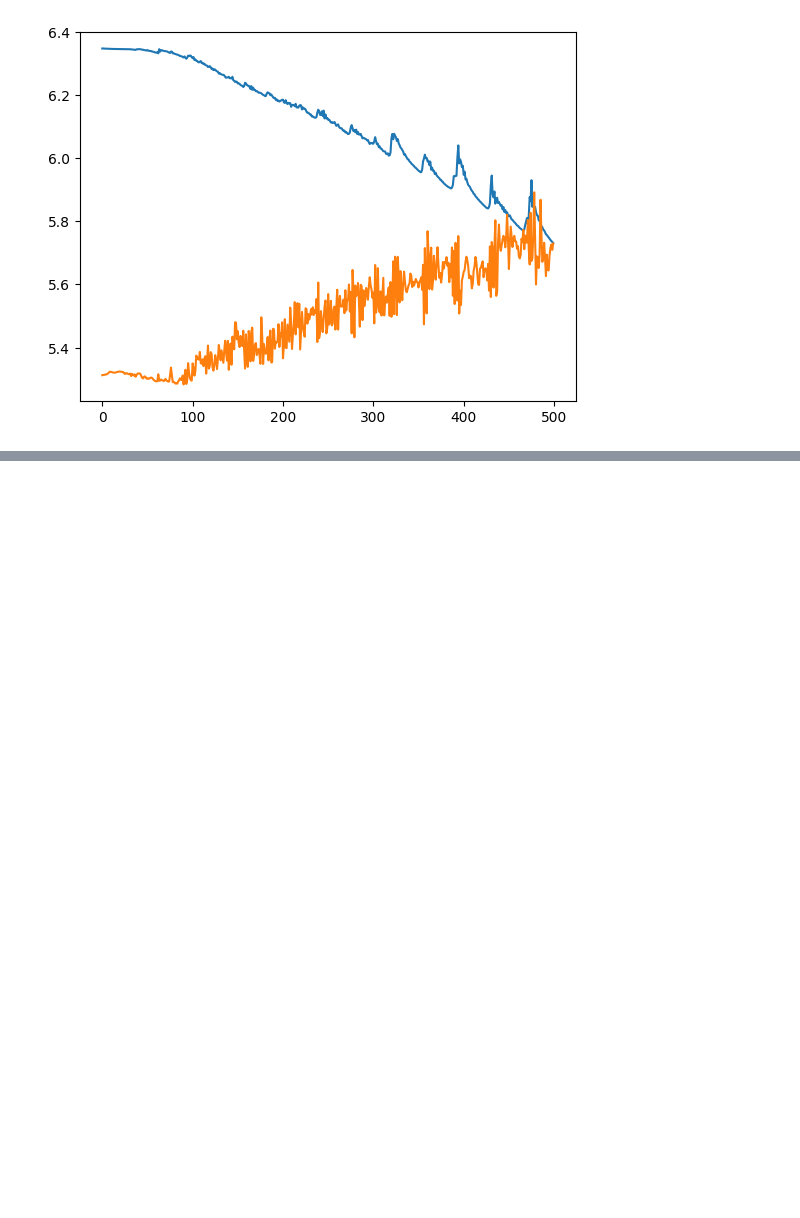
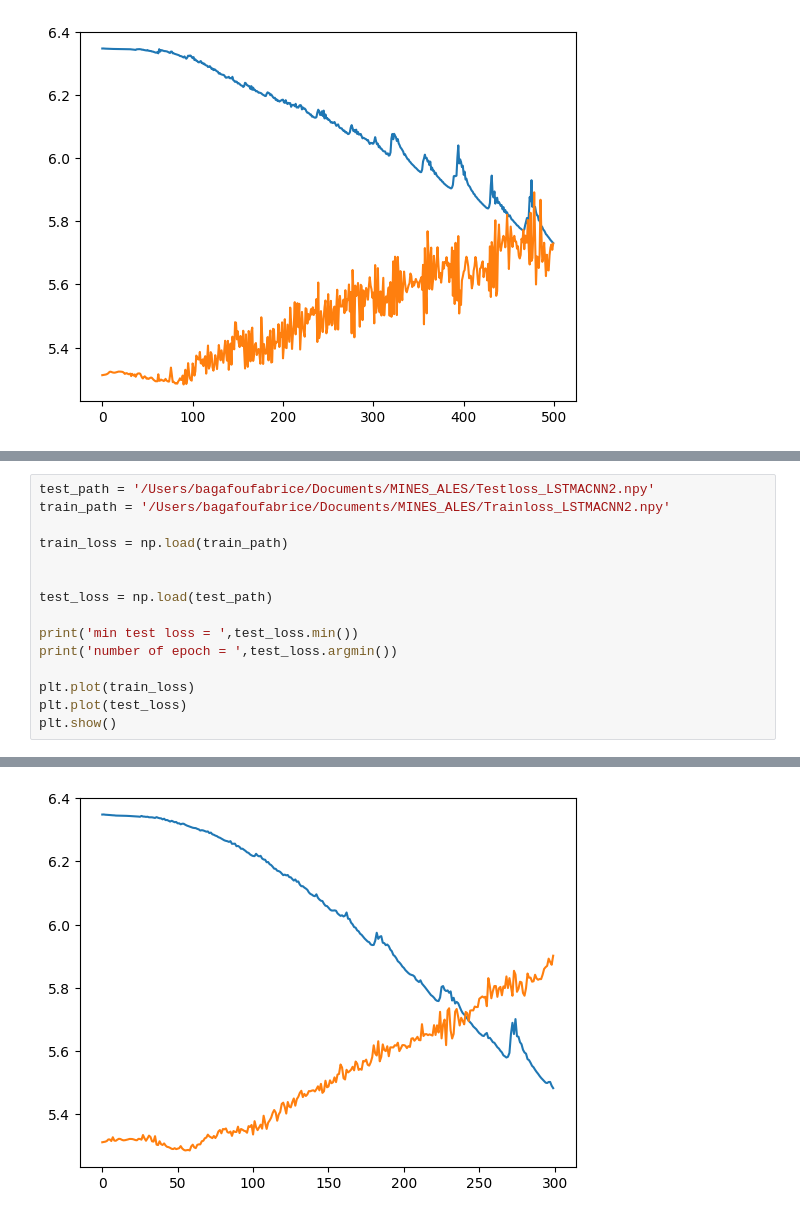
Before and after one commit to LucasTexier/Optiver_challenge, a Jupyter notebook: testing_model.ipynb, the cells around one changed output, grey strips where cells are left out. Drawn from its saved outputs; the diff is of its cells as text; blank space fills up the shorter version.

Commit message:
visua

```diff
--- a/testing_model.ipynb
+++ b/testing_model.ipynb
@@ -89,0 +95,16 @@ number of epoch =  90
+# %%
+test_path = '/Users/bagafoufabrice/Documents/MINES_ALES/Testloss_LSTMACNN2.npy'
+train_path = '/Users/bagafoufabrice/Documents/MINES_ALES/Trainloss_LSTMACNN2.npy'
+
+train_loss = np.load(train_path)
+
+
+test_loss = np.load(test_path)
+
+print('min test loss = ',test_loss.min())
+print('number of epoch = ',test_loss.argmin())
+
+plt.plot(train_loss)
+plt.plot(test_loss)
+plt.show()
+# %% [output]
@@ -89,0 +113 @@ number of epoch =  90
+[figure, added]
```
Also changed, not shown: parts of 2 cells of this notebook.
